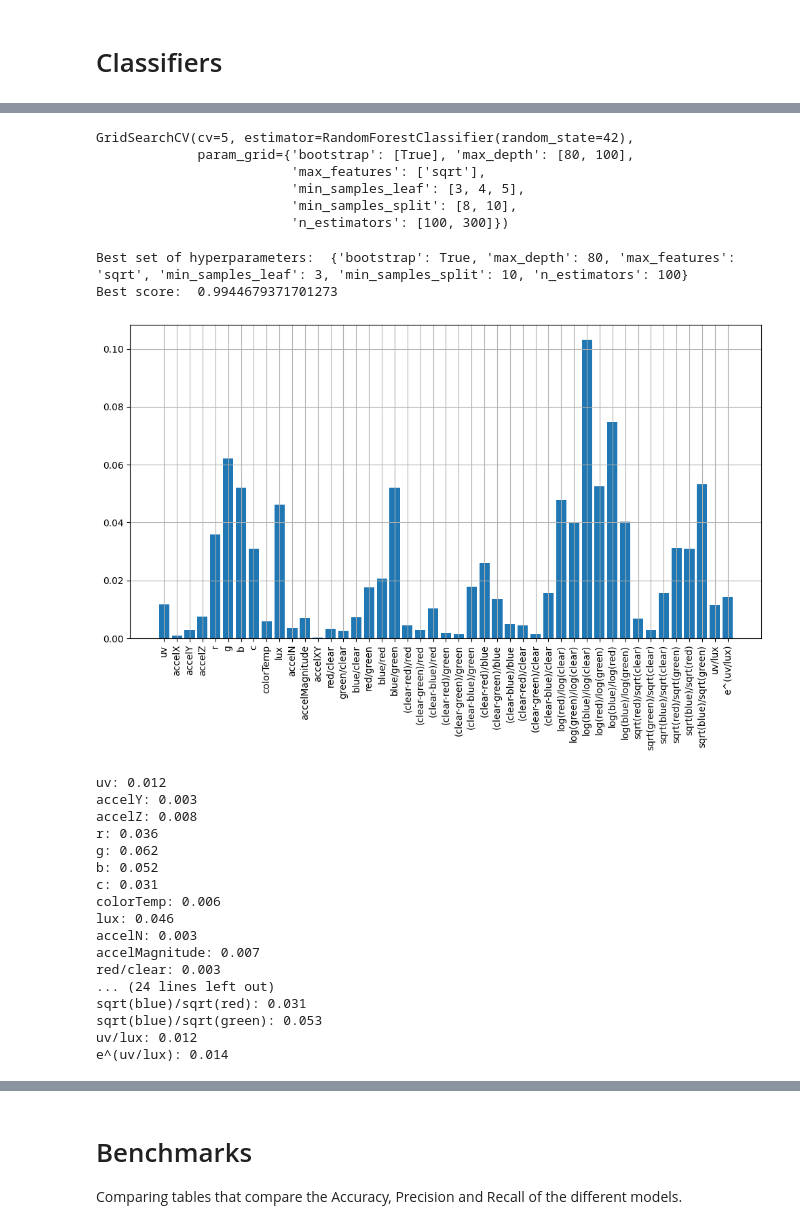
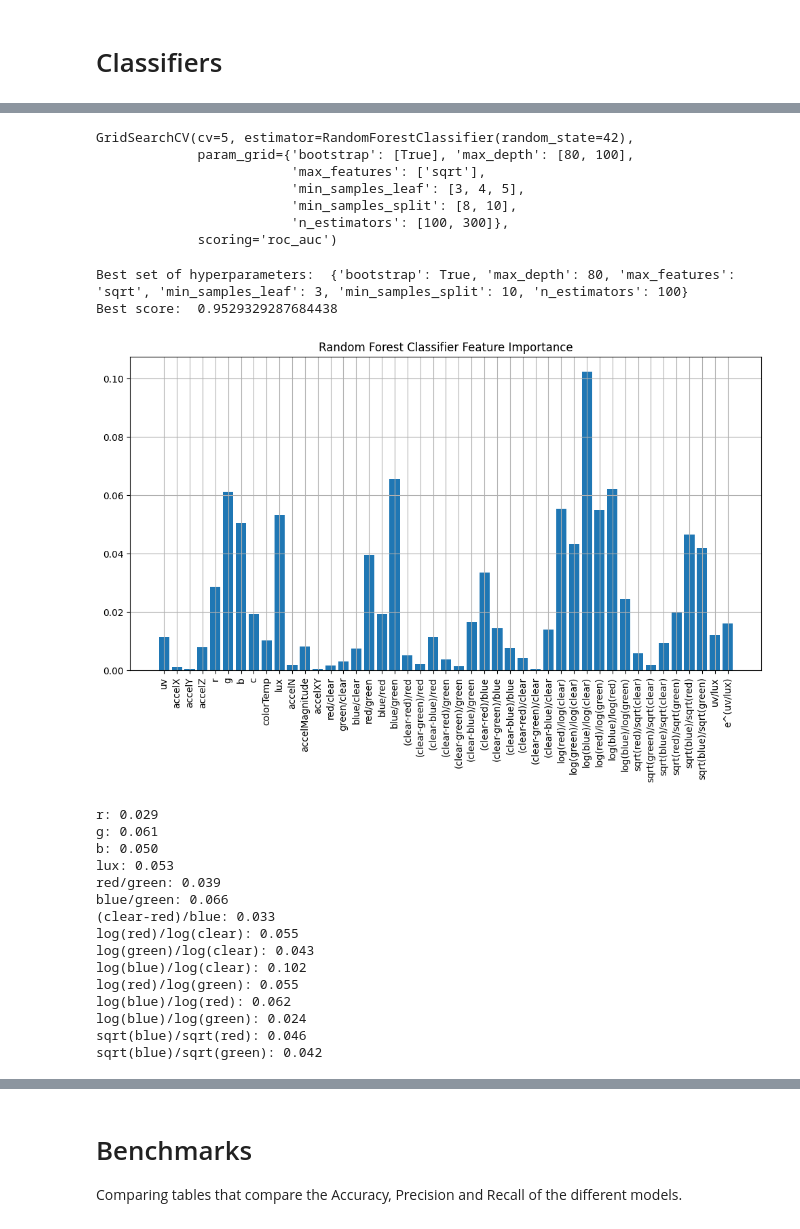
Before and after one commit to uoa-compsci399-s1-2024/capstone-project-2024-s1-team-14-neox, a Jupyter notebook: classification/local/classification.ipynb, the cells around one changed output, grey strips where cells are left out. Drawn from its saved outputs; the diff is of its cells as text; code cells hidden in the pictures.

```diff
--- a/classification/local/classification.ipynb
+++ b/classification/local/classification.ipynb
@@ -313,6 +248,6 @@ xgboost_param_grid = {
 
 
 xgb_model = XGBClassifier(random_state = 42)
-xgb_grid_search = GridSearchCV(xgb_model, xgboost_param_grid, cv=5)
+xgb_grid_search = GridSearchCV(xgb_model, xgboost_param_grid, scoring='roc_auc', cv=5)
 xgb_grid_search.fit(X_train, y_train)
 # %% [output]
@@ -390,0 +309,15 @@ Adaboost [0. 0.] [0. 0.] [0. 0.]
+# %%
+from sklearn.tree import DecisionTreeClassifier
+from sklearn.ensemble import AdaBoostClassifier
+
+
+
+adaboost_model = AdaBoostClassifier(DecisionTreeClassifier())
+
+adb_param_grid = {'estimator__max_depth':[2, 4],
+              'estimator__min_samples_leaf':[10, 20],
+              'n_estimators':[10,50,100],
+              }
+
+adaboost_grid_search = GridSearchCV(adaboost_model, adb_param_grid, scoring='roc_auc', cv=5)
+adaboost_grid_search.fit(X_train, y_train)
@@ -390,0 +331,17 @@ Adaboost [0. 0.] [0. 0.] [0. 0.]
+# %%
+
+print("Best set of hyperparameters: ", adaboost_grid_search.best_params_)
+print("Best score: ", adaboost_grid_search.best_score_)
+
+feature_importances = adaboost_grid_search.best_estimator_.feature_importances_
+
+fig = plt.figure(figsize=(12,6))
+plt.bar(column_names, feature_importances)
+plt.xticks(rotation=90)
+plt.title("Adaboost Feature Importance")
+plt.grid()
+plt.show()
+
+for feature, importance in zip(column_names, feature_importances):
+    if importance > 0.002:
+        print(f"{feature}: {importance:.3f}")
@@ -400,7 +378,7 @@ rf_param_grid = {
 
 
 rf_model = RandomForestClassifier(random_state=42)
-rf_grid_search = GridSearchCV(rf_model, rf_param_grid, cv=5)
+rf_grid_search = GridSearchCV(rf_model, rf_param_grid,scoring='roc_auc', cv=5)
 
 rf_grid_search.fit(X_train, y_train)
 # %% [output]
@@ -409,44 +387,44 @@ GridSearchCV(cv=5, estimator=RandomForestClassifier(random_state=42),
                          'max_features': ['sqrt'],
                          'min_samples_leaf': [3, 4, 5],
                          'min_samples_split': [8, 10],
-                         'n_estimators': [100, 300]})
+                         'n_estimators': [100, 300]},
+             scoring='roc_auc')
 # %%
 
 print("Best set of hyperparameters: ", rf_grid_search.best_params_)
 print("Best score: ", rf_grid_search.best_score_)
 
 feature_importances = rf_grid_search.best_estimator_.feature_importances_
 
 fig = plt.figure(figsize=(12,6))
 plt.bar(column_names, feature_importances)
 plt.xticks(rotation=90)
+plt.title("Random Forest Classifier Feature Importance")
 plt.grid()
 plt.show()
 
 for feature, importance in zip(column_names, feature_importances):
-    if importance > 0.002:
+    if importance > 0.03:
         print(f"{feature}: {importance:.3f}")
 # %% [output]
 Best set of hyperparameters:  {'bootstrap': True, 'max_depth': 80, 'max_features': 'sqrt', 'min_samples_leaf': 3, 'min_samples_split': 10, 'n_estimators': 100}
-Best score:  0.9944679371701273
+Best score:  0.9529329287684438
-[figure, old version]
+[figure, new version]
-uv: 0.012
-accelY: 0.003
-accelZ: 0.008
-r: 0.036
-g: 0.062
-b: 0.052
-c: 0.031
-colorTemp: 0.006
-lux: 0.046
-accelN: 0.003
-accelMagnitude: 0.007
-red/clear: 0.003
-... (24 lines left out)
-sqrt(blue)/sqrt(red): 0.031
-sqrt(blue)/sqrt(green): 0.053
-uv/lux: 0.012
-e^(uv/lux): 0.014
+r: 0.029
+g: 0.061
+b: 0.050
+lux: 0.053
+red/green: 0.039
+blue/green: 0.066
+(clear-red)/blue: 0.033
+log(red)/log(clear): 0.055
+log(green)/log(clear): 0.043
+log(blue)/log(clear): 0.102
+log(red)/log(green): 0.055
+log(blue)/log(red): 0.062
+log(blue)/log(green): 0.024
+sqrt(blue)/sqrt(red): 0.046
+sqrt(blue)/sqrt(green): 0.042
 # %%
 
 
```
Also changed, not shown: parts of 21 cells of this notebook.
